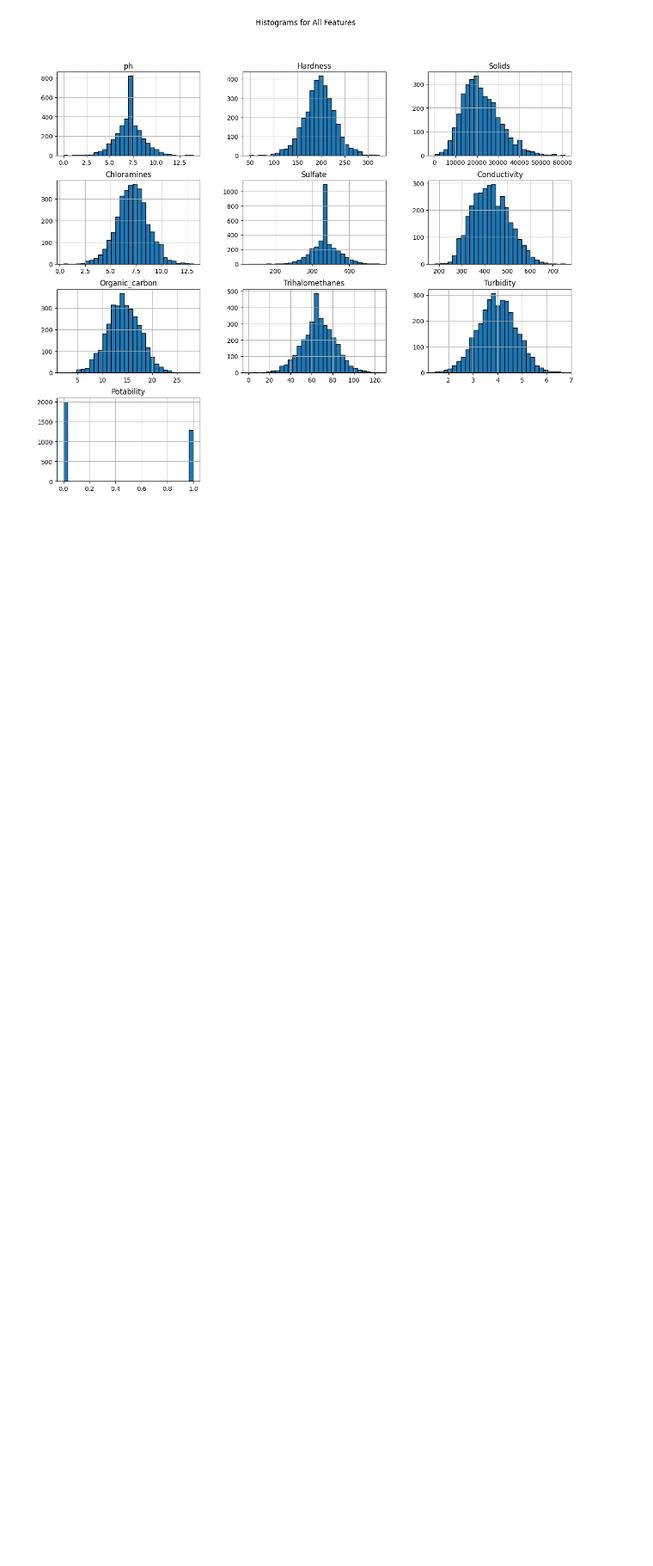
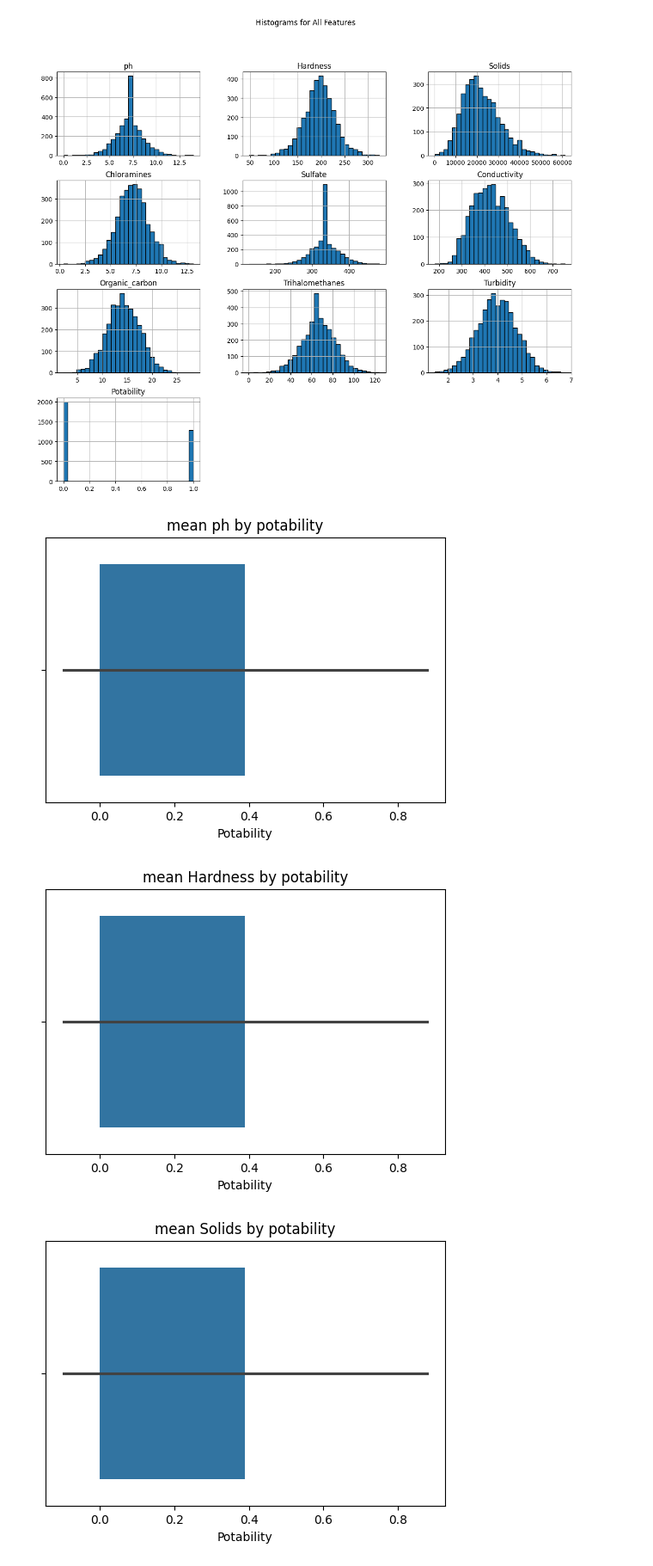
Before and after one commit to kamijoseph/Water-Quality, a Jupyter notebook: notebook/main.ipynb, the cells around one changed output. Shown at 86% size. Drawn from its saved outputs; the diff is of its cells as text; code cells hidden in the pictures; blank space fills up the shorter version.

Commit message:
mean feature by potability

```diff
--- a/notebook/main.ipynb
+++ b/notebook/main.ipynb
@@ -287,3 +287,19 @@ plt.suptitle("Histograms for All Features")
 plt.show()
 # %% [output]
 [figure]
+# %%
+features = data.drop("Potability", axis=1).columns.tolist()
+for feature in features:
+    plt.figure(figsize=(6, 4))
+    sns.barplot(
+        x="Potability",
+        data=data,
+        estimator="mean",
+        errorbar="sd"
+    )
+    plt.title(f"mean {feature} by potability")
+    plt.show()
+# %% [output]
+[figure, added]
+[figure, added]
+[figure, added]
```
Also changed, not shown: parts of 1 cell of this notebook.
